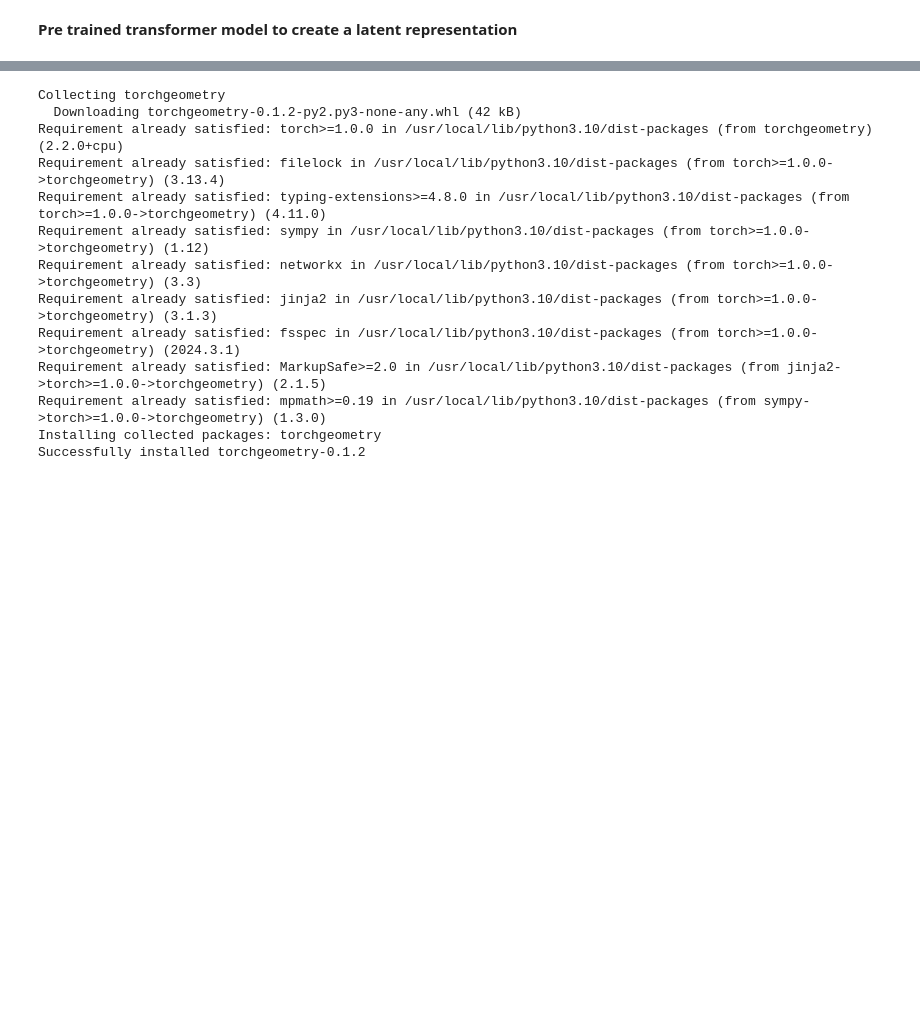
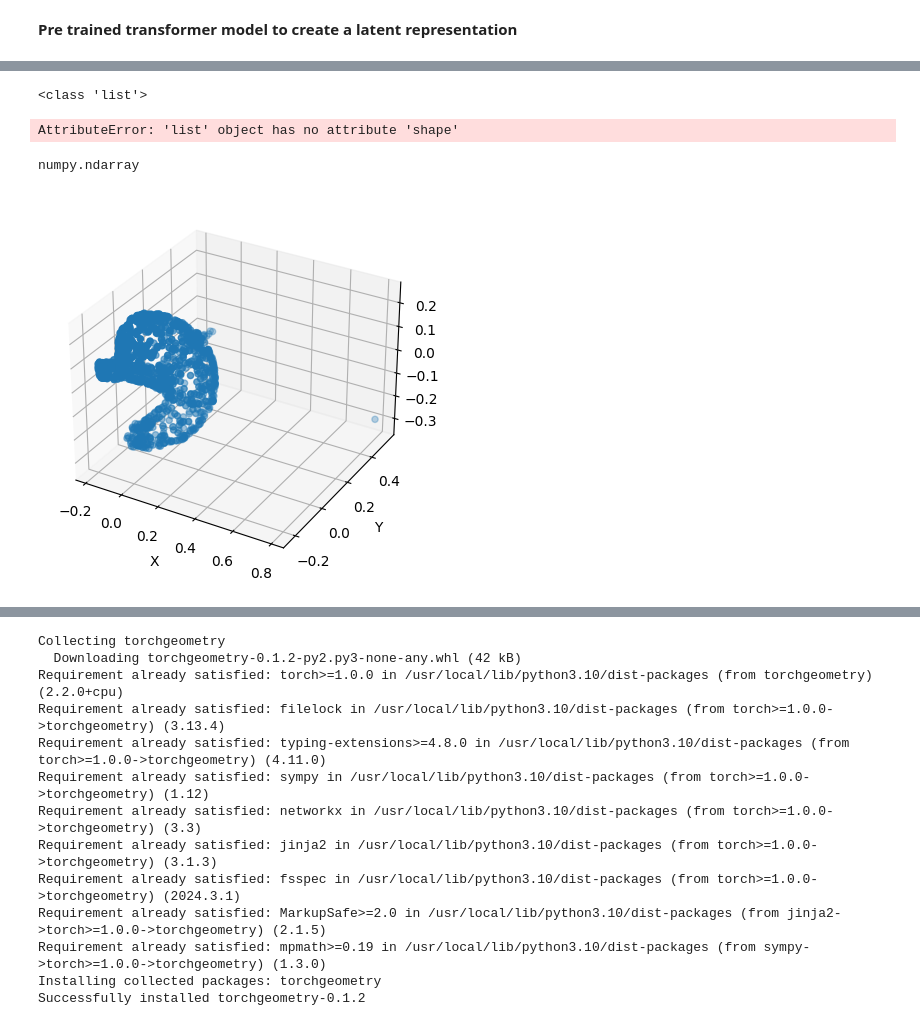
Before and after one commit to Rohit-Roby/Project, a Jupyter notebook: Replica.ipynb, the cells around one changed output, grey strips where cells are left out. Drawn from its saved outputs; the diff is of its cells as text; code cells hidden in the pictures; blank space fills up the shorter version.

```diff
--- a/Replica.ipynb
+++ b/Replica.ipynb
@@ -693,0 +850,24 @@ Latent Representation: torch.Size([1, 1024])
+# %%
+
+import numpy as np
+from sklearn.utils import resample
+
+def resample_point_cloud(points, target_count=10000):
+    if len(points) > target_count:
+        # Downsample by randomly selecting points
+        downsampled_points = resample(points, n_samples=target_count, replace=False)
+        return downsampled_points
+    elif len(points) < target_count:
+        # Upsample by linear interpolation (you can choose other methods)
+        new_x = np.linspace(0, 1, target_count)
+        new_points = np.zeros((target_count, points.shape[1]))
+        for i in range(points.shape[1]):  # Interpolate over each dimension
+            new_points[:, i] = np.interp(new_x, np.linspace(0, 1, len(points)), points[:, i])
+        return new_points
+    else:
+        # No need to resample if already at target count
+        return points
+
+# Example usage
+normalized_points = np.array(normalized_points)
+resampled_cloud = resample_point_cloud(normalized_points, target_count=10000)
@@ -693,0 +908,55 @@ Latent Representation: torch.Size([1, 1024])
+# %%
+import tensorflow as tf
+
+# ... (Your code for defining the model, normalization, and resampling) ...
+
+epochs = 100  # Adjust as needed
+batch_size = 64  # Adjust as needed
+
+# Assuming your input data is available in a suitable format
+# Example: 'dataset' is a NumPy array of point clouds
+dataset = load_pointcloud_data()   # Replace with how you load your data
+
+for epoch in range(epochs):
+    for batch_start in range(0, len(dataset), batch_size):
+        batch_end = min(batch_start + batch_size, len(dataset))
+        current_batch = dataset[batch_start:batch_end]
+        print(type(current_batch))
+        # Preprocess the batch
+        normalized_batch = normalize_point_cloud(current_batch)
+        resampled_batch = resample_point_cloud(normalized_batch)
+
+        with tf.GradientTape() as tape:
+            x_input = tf.cast(resampled_batch, dtype=tf.float32)
+            encoder_output = encoder(x_input)
+            decoder_output = decoder(encoder_output)
+            loss = tf.reduce_mean(tf.square(x_input - decoder_output))
+
+        grads = tape.gradient(loss, model.trainable_variables)  # Assuming 'model' refers to an object where your encoder and decoder are defined.
+        optimizer.apply_gradients(zip(grads, model.trainable_variables))
+
+    # Periodically print loss or visualize results
+    if epoch % 10 == 0:
+        print(f"Epoch {epoch}, Loss: {loss:.4f}")
+# %% [output]
+<class 'list'>
+AttributeError: 'list' object has no attribute 'shape'
+# %%
+type(resampled_cloud)
+# %% [output]
+numpy.ndarray
+# %%
+import matplotlib.pyplot as plt
+from mpl_toolkits.mplot3d import Axes3D
+
+fig = plt.figure()
+ax = fig.add_subplot(111, projection='3d')
+ax.scatter(resampled_cloud[:, 0], resampled_cloud[:, 1], resampled_cloud[:, 2])  # Assuming your point cloud is a NumPy array
+
+ax.set_xlabel('X')
+ax.set_ylabel('Y')
+ax.set_zlabel('Z')
+
+plt.show()
+# %% [output]
+[figure, added]
```
Also changed, not shown: parts of 40 cells of this notebook.
